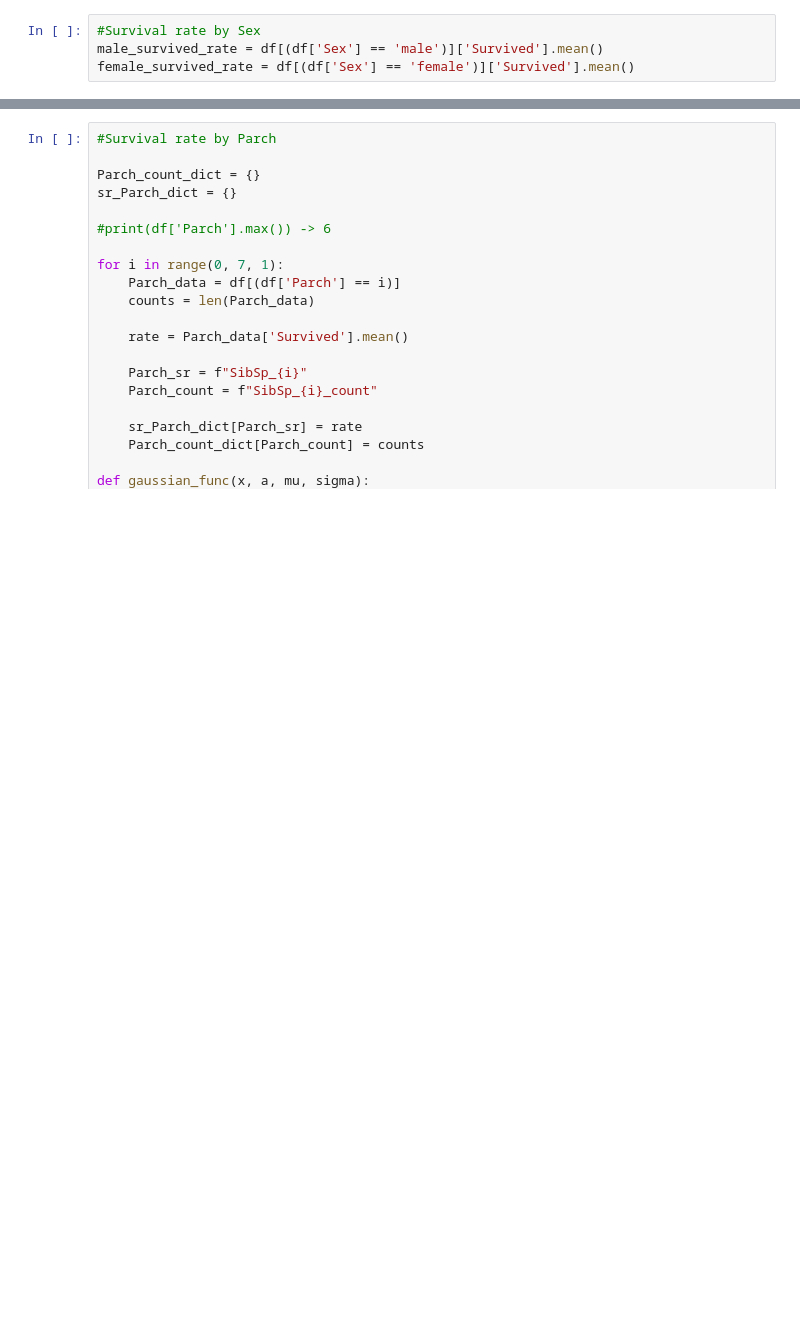
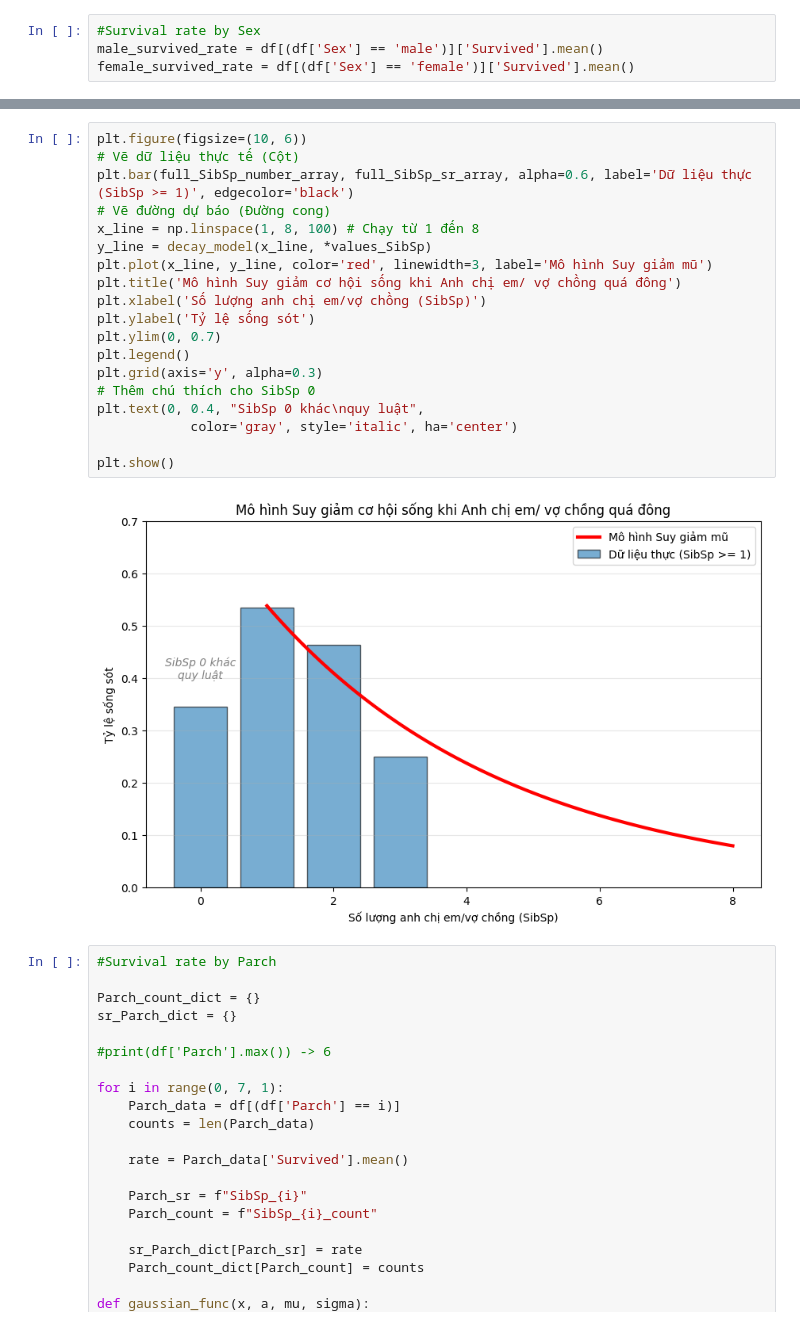
Before and after one commit to yesnoyesswa/TitanicThings, a Jupyter notebook: PerColumn.ipynb, the cells around one changed output, grey strips where cells are left out. Saved outputs shown, nothing was run; the diff lists cells and outputs as text; blank space fills up the shorter version.

```diff
--- a/PerColumn.ipynb
+++ b/PerColumn.ipynb
@@ -214,3 +193,24 @@ f(x) = 0.5386479096057762 * exp(-0.27262271474896277 * (x - 1))
+# %%
+plt.figure(figsize=(10, 6))
+# Vẽ dữ liệu thực tế (Cột)
+plt.bar(full_SibSp_number_array, full_SibSp_sr_array, alpha=0.6, label='Dữ liệu thực (SibSp >= 1)', edgecolor='black')
+# Vẽ đường dự báo (Đường cong)
+x_line = np.linspace(1, 8, 100) # Chạy từ 1 đến 8
+y_line = decay_model(x_line, *values_SibSp)
+plt.plot(x_line, y_line, color='red', linewidth=3, label='Mô hình Suy giảm mũ')
+plt.title('Mô hình Suy giảm cơ hội sống khi Anh chị em/ vợ chồng quá đông')
+plt.xlabel('Số lượng anh chị em/vợ chồng (SibSp)')
+plt.ylabel('Tỷ lệ sống sót')
+plt.ylim(0, 0.7)
+plt.legend()
+plt.grid(axis='y', alpha=0.3)
+# Thêm chú thích cho SibSp 0
+plt.text(0, 0.4, "SibSp 0 khác\nquy luật",
+            color='gray', style='italic', ha='center')
+
+plt.show()
+# %% [output]
+[figure, added]
 # %%
 #Survival rate by Parch
 
```
Also changed, not shown: parts of 7 cells of this notebook, 4 other files.
